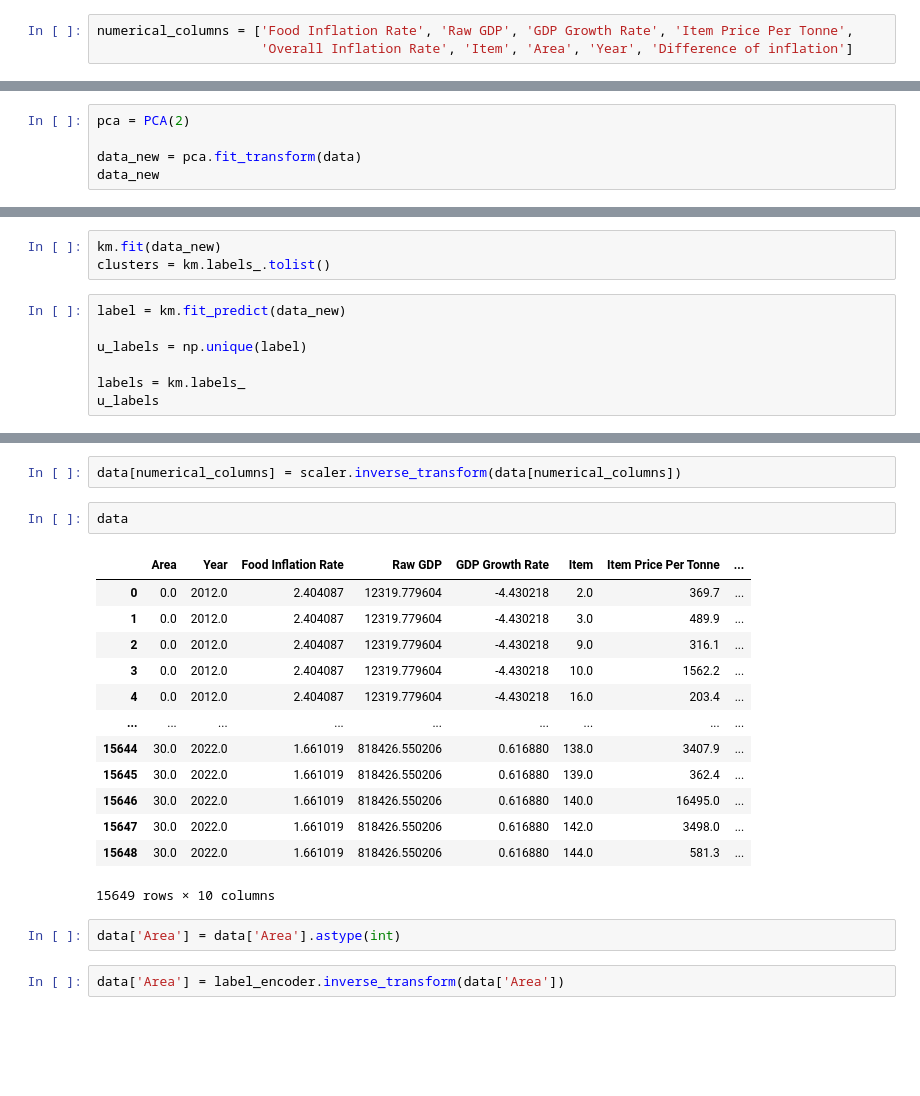
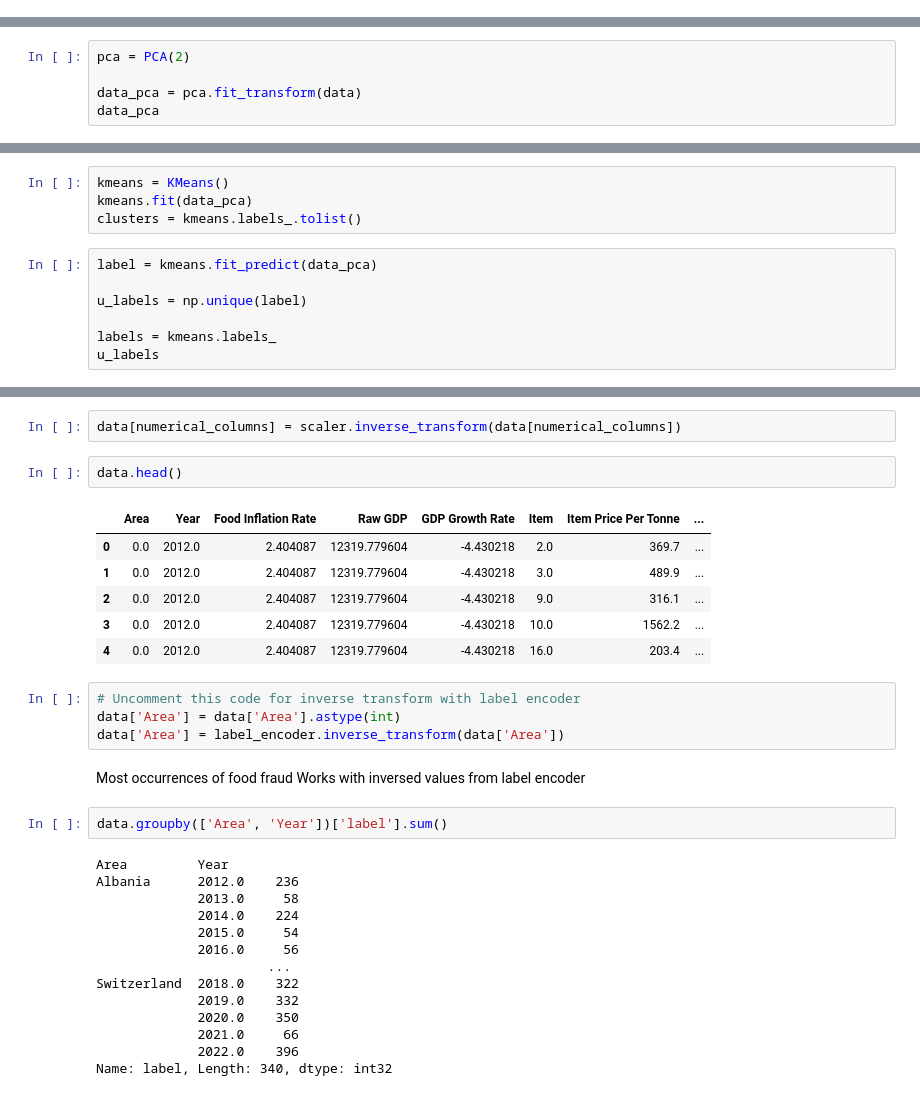
Before and after one commit to filipsam789/food-explainable-ai, a Jupyter notebook: unsupervised-learning-and-shap.ipynb, the cells around one changed output, grey strips where cells are left out. Cells and saved outputs as stored; diff of their text form; blank space fills up the shorter version.

```diff
--- a/unsupervised-learning-and-shap.ipynb
+++ b/unsupervised-learning-and-shap.ipynb
@@ -28,6 +38,3 @@ data['Area'] = label_encoder.fit_transform(data['Area'])
-# %%
-numerical_columns = ['Food Inflation Rate', 'Raw GDP', 'GDP Growth Rate', 'Item Price Per Tonne',
-                     'Overall Inflation Rate', 'Item', 'Area', 'Year', 'Difference of inflation']
 # %%
 numerical_columns
 # %% [output]
@@ -58,8 +65,8 @@ km = KMeans(2)
 # %%
 pca = PCA(2)
 
-data_new = pca.fit_transform(data)
-data_new
+data_pca = pca.fit_transform(data)
+data_pca
 # %% [output]
 array([[ 0.07979987, -1.24697817],
        [ 0.07617205, -1.24037473],
@@ -69,13 +76,14 @@ array([[ 0.07979987, -1.24697817],
        [-0.62658774,  0.50164457],
        [-0.53754852,  0.34091324]])
 # %%
-km.fit(data_new)
-clusters = km.labels_.tolist()
+kmeans = KMeans()
+kmeans.fit(data_pca)
+clusters = kmeans.labels_.tolist()
 # %%
-label = km.fit_predict(data_new)
+label = kmeans.fit_predict(data_pca)
 
 u_labels = np.unique(label)
 
-labels = km.labels_
+labels = kmeans.labels_
 u_labels
 # %% [output]
@@ -182,23 +155,35 @@ data[numerical_columns]
 # %%
 data[numerical_columns] = scaler.inverse_transform(data[numerical_columns])
 # %%
-data
+data.head()
 # %% [output]
 |  | Area | Year | Food Inflation Rate | Raw GDP | GDP Growth Rate | Item | Item Price Per Tonne | ... |
 | 0 | 0.0 | 2012.0 | 2.404087 | 12319.779604 | -4.430218 | 2.0 | 369.7 | ... |
 | 1 | 0.0 | 2012.0 | 2.404087 | 12319.779604 | -4.430218 | 3.0 | 489.9 | ... |
 | 2 | 0.0 | 2012.0 | 2.404087 | 12319.779604 | -4.430218 | 9.0 | 316.1 | ... |
 | 3 | 0.0 | 2012.0 | 2.404087 | 12319.779604 | -4.430218 | 10.0 | 1562.2 | ... |
 | 4 | 0.0 | 2012.0 | 2.404087 | 12319.779604 | -4.430218 | 16.0 | 203.4 | ... |
-| ... | ... | ... | ... | ... | ... | ... | ... | ... |
-| 15644 | 30.0 | 2022.0 | 1.661019 | 818426.550206 | 0.616880 | 138.0 | 3407.9 | ... |
-| 15645 | 30.0 | 2022.0 | 1.661019 | 818426.550206 | 0.616880 | 139.0 | 362.4 | ... |
-| 15646 | 30.0 | 2022.0 | 1.661019 | 818426.550206 | 0.616880 | 140.0 | 16495.0 | ... |
-| 15647 | 30.0 | 2022.0 | 1.661019 | 818426.550206 | 0.616880 | 142.0 | 3498.0 | ... |
-| 15648 | 30.0 | 2022.0 | 1.661019 | 818426.550206 | 0.616880 | 144.0 | 581.3 | ... |
-15649 rows × 10 columns
-# %%
-data['Area'] = data['Area'].astype(int)
-# %%
-data['Area'] = label_encoder.inverse_transform(data['Area'])
+# %%
+# Uncomment this code for inverse transform with label encoder
+data['Area'] = data['Area'].astype(int)
+data['Area'] = label_encoder.inverse_transform(data['Area'])
+# %% [markdown]
+Most occurrences of food fraud
+Works with inversed values from label encoder
+# %%
+data.groupby(['Area', 'Year'])['label'].sum()
+# %% [output]
+Area         Year
+Albania      2012.0    236
+             2013.0     58
+             2014.0    224
+             2015.0     54
+             2016.0     56
+                      ...
+Switzerland  2018.0    322
+             2019.0    332
+             2020.0    350
+             2021.0     66
+             2022.0    396
+Name: label, Length: 340, dtype: int32
 # %%
```
Also changed, not shown: parts of 33 cells of this notebook, 2 other files.
